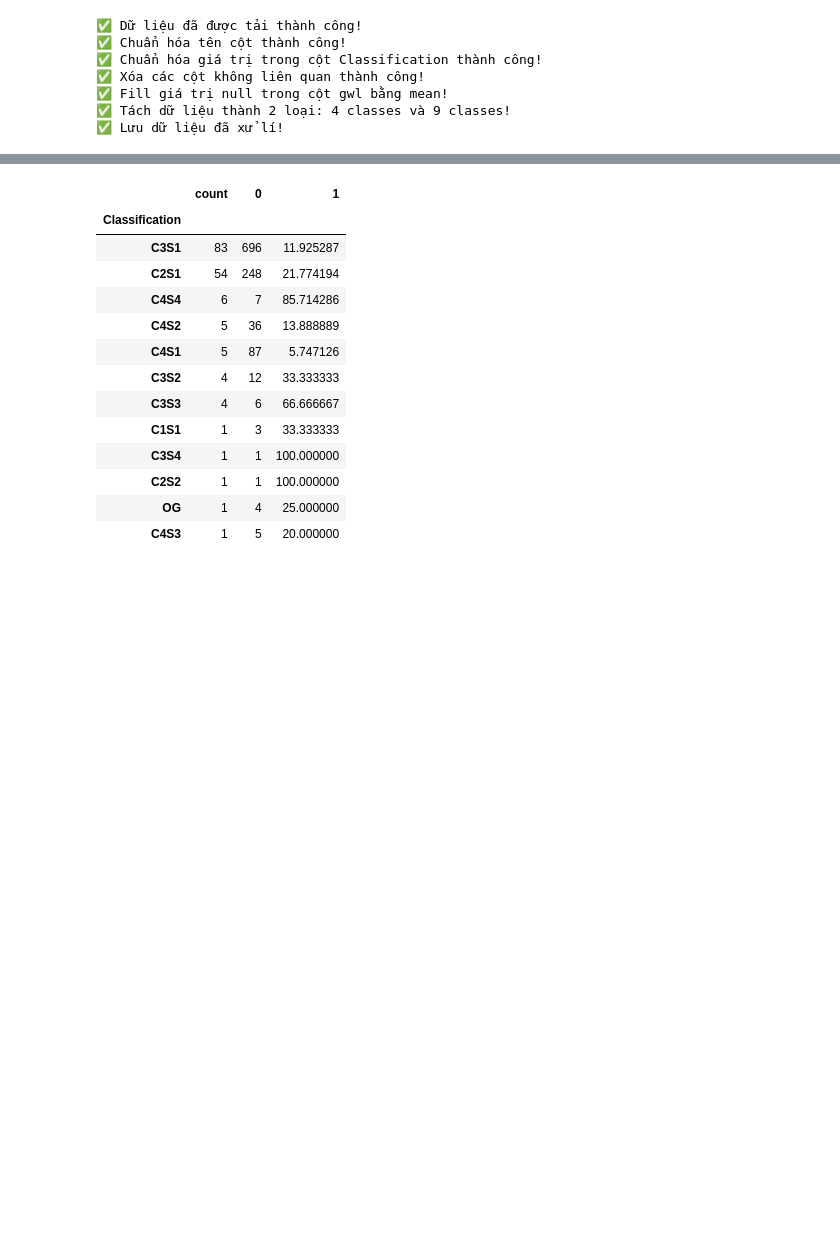
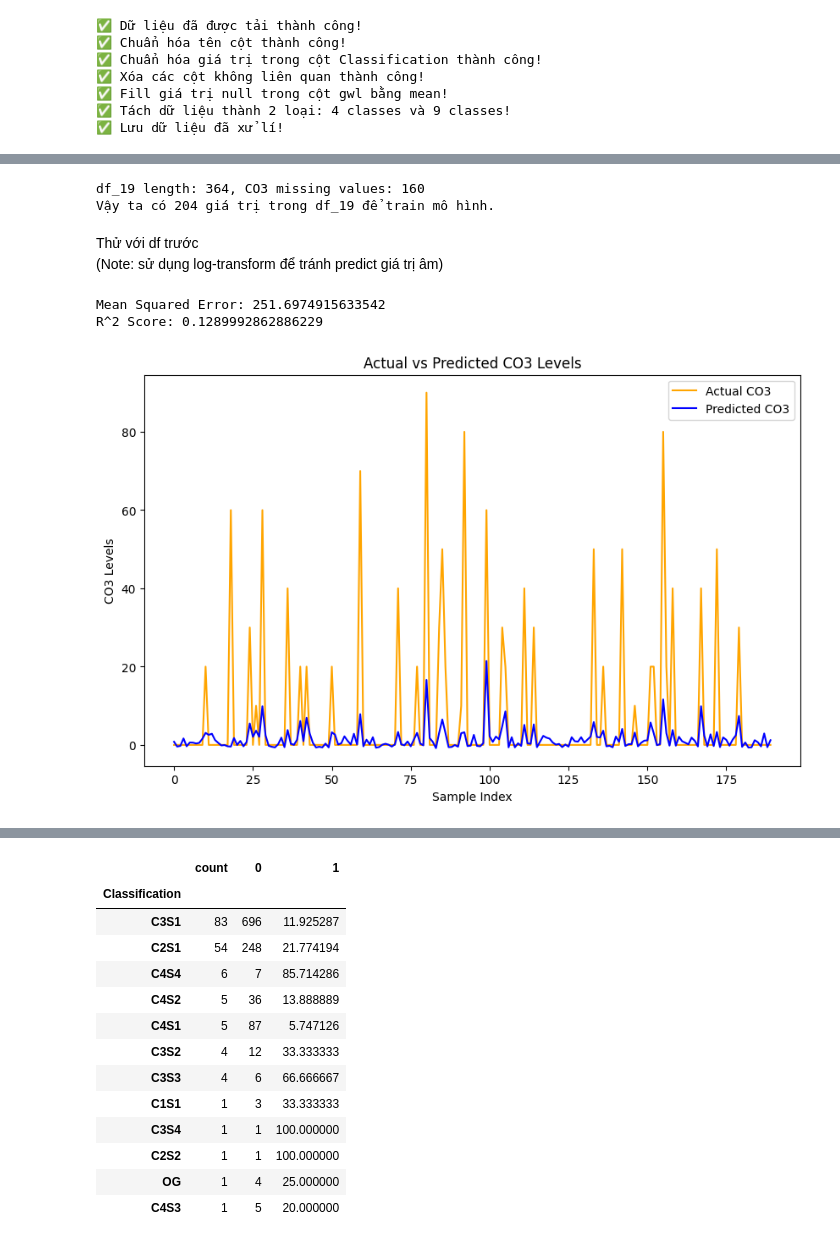
Before and after one commit to Dr-Vphuc/Ground_Water_Classifier, a Jupyter notebook: notebook/a_preprocessing.ipynb, the cells around one changed output, grey strips where cells are left out. Cells and saved outputs as stored; diff of their text form; code cells hidden in the pictures; blank space fills up the shorter version.

```diff
--- a/notebook/a_preprocessing.ipynb
+++ b/notebook/a_preprocessing.ipynb
@@ -126,0 +224,47 @@ len(df[df['CO3'] == 0.0]), len(df)
+# %%
+print(f"df_19 length: {len(df_19)}, CO3 missing values: {int(df_19['CO3'].isnull().sum())}")
+print(f"Vậy ta có {len(df_19) - int(df_19['CO3'].isnull().sum())} giá trị trong df_19 để train mô hình.")
+# %% [output]
+df_19 length: 364, CO3 missing values: 160
+Vậy ta có 204 giá trị trong df_19 để train mô hình.
+# %% [markdown]
+Thử với df trước
+(Note: sử dụng log-transform để tránh predict giá trị âm)
+# %%
+from sklearn.model_selection import train_test_split
+from sklearn.linear_model import LinearRegression
+from sklearn.metrics import mean_squared_error, r2_score
+
+ph = df.loc[df[df['CO3'].notnull()].index.tolist()]['pH']
+co3 = df.loc[df[df['CO3'].notnull()].index.tolist()]['CO3']
+
+ph_train, ph_test, co3_train, co3_test = train_test_split(
+    ph,
+    co3,
+    test_size=0.2,
+    random_state=42)
+
+co3_train_log = np.log1p(co3_train)
+
+lm = LinearRegression()
+lm.fit(ph_train.values.reshape(-1, 1), co3_train_log.values.reshape(-1, 1))
+co3_pred = lm.predict(ph_test.values.reshape(-1, 1))
+co3_pred = np.expm1(co3_pred)
+mse = mean_squared_error(co3_test, co3_pred)
+r2 = r2_score(co3_test, co3_pred)
+
+print(f"Mean Squared Error: {mse}")
+print(f"R^2 Score: {r2}")
+
+plt.figure(figsize=(10, 6))
+plt.plot(co3_test.values, label='Actual CO3', color='orange')
+plt.plot(co3_pred, label='Predicted CO3', color='blue')
+plt.title('Actual vs Predicted CO3 Levels')
+plt.xlabel('Sample Index')
+plt.ylabel('CO3 Levels')
+plt.legend()
+plt.show()
+# %% [output]
+Mean Squared Error: 251.6974915633542
+R^2 Score: 0.1289992862886229
+[figure, added]
```
Also changed, not shown: parts of 52 cells of this notebook.
